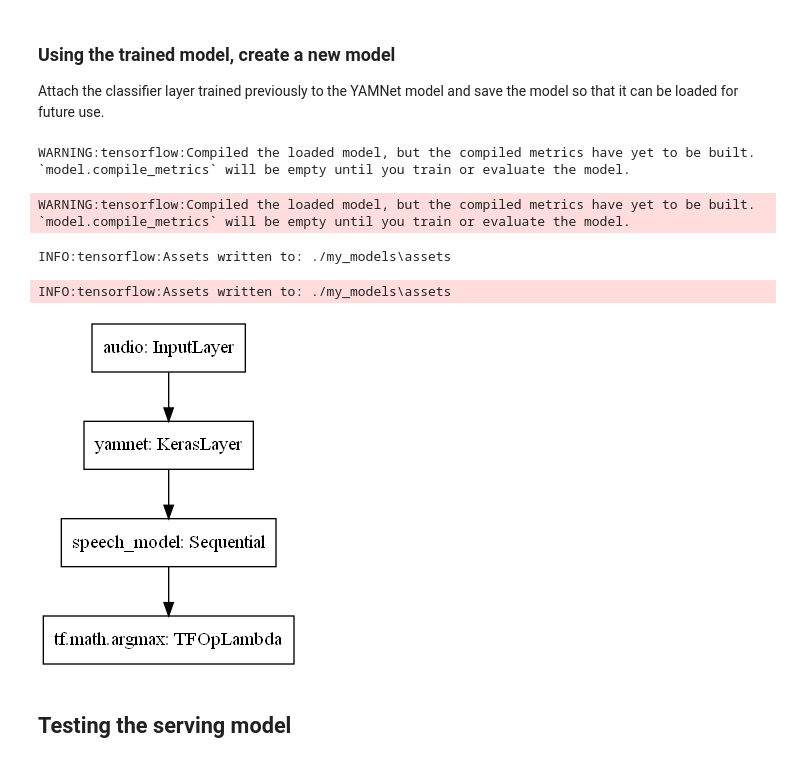
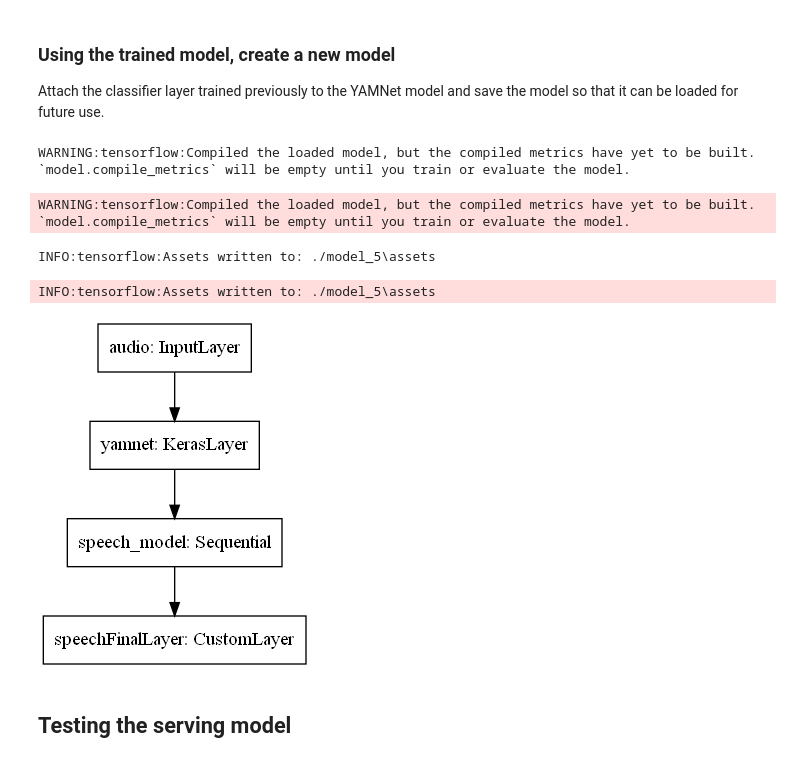
Before and after one commit to vanessa108/ecoacoustics-speech-detector, a Jupyter notebook: speech_detection_model.ipynb, the cells around one changed output. Saved outputs shown, nothing was run; the diff lists cells and outputs as text; code cells hidden in the pictures.

Commit message:
update readme, updated model

```diff
--- a/speech_detection_model.ipynb
+++ b/speech_detection_model.ipynb
@@ -143,7 +143,7 @@ callback = tf.keras.callbacks.EarlyStopping(monitor='loss',
                                             restore_best_weights=True)
 # %%
 history = speech_model.fit(train_ds,
-                       epochs=500,
+                       epochs=300,
                        validation_data=val_ds,
                        callbacks=callback)
 # %% [output]
@@ -200,27 +214,34 @@ print(f'The main sound is: {inferred_class}')
 # %% [markdown]
 ### Using the trained model, create a new model
 Attach the classifier layer trained previously to the YAMNet model and save the model so that it can be loaded for future use.
+# %%
+class CustomLayer(tf.keras.layers.Layer):
+    def __init__(self, **kwargs):
+        super(CustomLayer, self).__init__(**kwargs)
+    def call(self, input):
+        return tf.argmax(input, axis=1)
 # %%
-saved_model_path = './my_models'
+saved_model_path = './model_5'
 
 input_layer = tf.keras.layers.Input(shape=(), dtype=tf.float32, name='audio') # WAV audio as input
 # import the YAMNet model from TF Hub
 embedding_extraction_layer = hub.KerasLayer(yamnet_model_handle,
                                             trainable=False, name='yamnet')
 _, embeddings_output, _ = embedding_extraction_layer(input_layer) # extract embeddings (suppress the classification, mel_spectrogram output of YAMNet)
 model_outputs = speech_model(embeddings_output) # embeddings to my model, to get binary classfier
 #serving_outputs = ReduceMeanLayer(axis=0, name='speechDetector')(serving_outputs)
-model_outputs = tf.argmax(model_outputs, axis=1)
+model_outputs = CustomLayer(name='speechFinalLayer')(model_outputs)
+#model_outputs = tf.argmax(model_outputs, axis=1)
 export_model = tf.keras.Model(input_layer, model_outputs)
 export_model.save(saved_model_path, include_optimizer=False)
 
 tf.keras.utils.plot_model(export_model)
 # %% [output]
 WARNING:tensorflow:Compiled the loaded model, but the compiled metrics have yet to be built. `model.compile_metrics` will be empty until you train or evaluate the model.
 WARNING:tensorflow:Compiled the loaded model, but the compiled metrics have yet to be built. `model.compile_metrics` will be empty until you train or evaluate the model.
-INFO:tensorflow:Assets written to: ./my_models\assets
+INFO:tensorflow:Assets written to: ./model_5\assets
-INFO:tensorflow:Assets written to: ./my_models\assets
+INFO:tensorflow:Assets written to: ./model_5\assets
-[figure, old version]
+[figure, new version]
 # %% [markdown]
 ## Testing the serving model
 # %%
```
Also changed, not shown: parts of 13 cells of this notebook, 5 other files.
